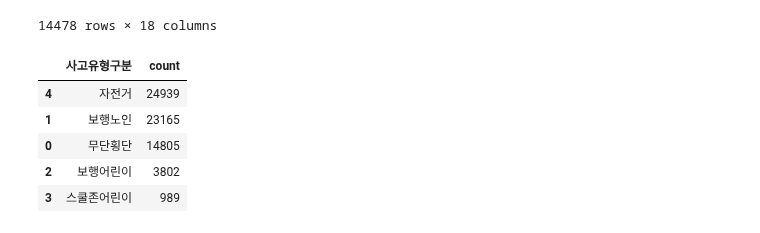
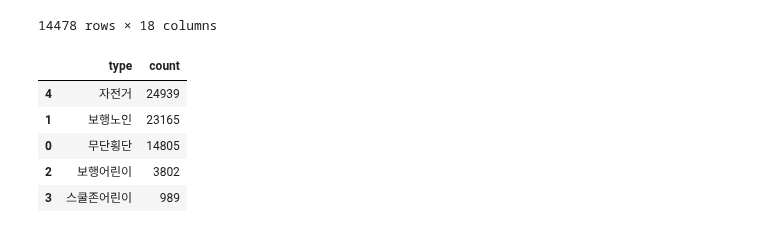
Before and after one commit to BBiT808/Game-of_pyThon, a Jupyter notebook: py11.6_교통사고유형별발생분석.ipynb, the cells around one changed output. Drawn from its saved outputs; the diff is of its cells as text; code cells hidden in the pictures.

```diff
--- a/py11.6_교통사고유형별발생분석.ipynb
+++ b/py11.6_교통사고유형별발생분석.ipynb
@@ -32,12 +37,14 @@ ori
 | 14477 | 2015046 | 2014 | 자전거 | 11710014 | 서울특별시 송파구14 | 서울특별시 송파구 풍납동(천호사거리 부근) | 6 | 6 | 0 | 3 | ... |
 14478 rows × 18 columns
 # %%
+ori_data = ori.copy()
 ori_data = ori.groupby('사고유형구분')['사고건수'].sum().reset_index(name="count") # reset_index()를 붙여주면 다시 정리를 촤라락~ 해준다고!
 # ori_data.columns = ['type', 'count'] ㅜㅜ 나는 됐는데~ 까비~
 ori_data =ori_data.sort_values('count',ascending=False)  # 정리해준 후 자기 스스로에게 data를 덧씌워줘야함 !!
+ori_data = ori_data.rename(columns={'사고유형구분':"type"}) # 한 개의 columns 이름 바꿔줄 때 !!
 ori_data
 # %% [output]
-|  | 사고유형구분 | count |
+|  | type | count |
 | 4 | 자전거 | 24939 |
 | 1 | 보행노인 | 23165 |
 | 0 | 무단횡단 | 14805 |
```
Also changed, not shown: parts of 4 cells of this notebook, 1 other file.
